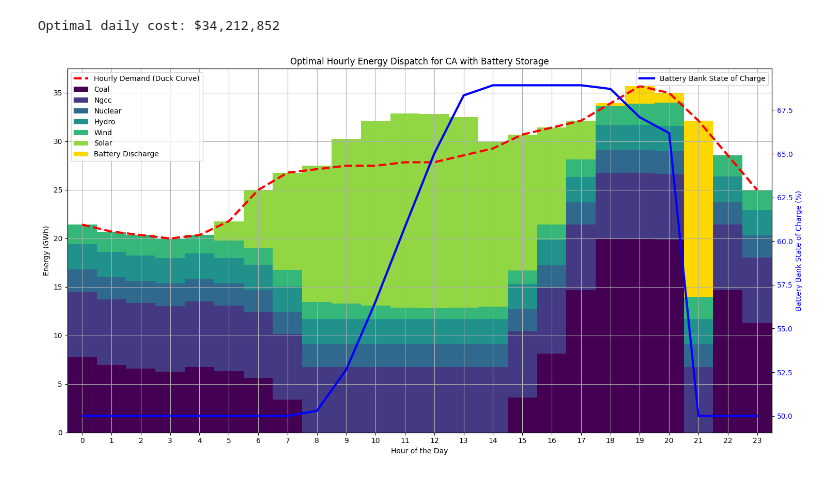
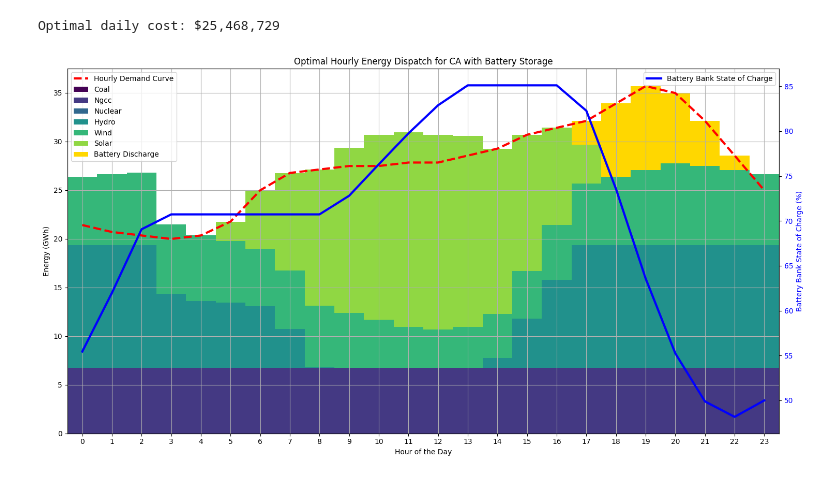
Before and after one commit to shane-ppy/15066_final_project, a Jupyter notebook: TimeVariantModel.ipynb, the cells around one changed output. Drawn from its saved outputs; the diff is of its cells as text; code cells hidden in the pictures.

Commit message:
Fixed model constrs and model updates but need to tune params

```diff
--- a/TimeVariantModel.ipynb
+++ b/TimeVariantModel.ipynb
@@ -25,9 +25,9 @@ STATES = pd.read_excel(FNAME, sheet_name="StateData", index_col=0, header=0)
 INSTALLED_CAPACITY_MW = {
     'coal': 20_000,
     'NGCC': 4_600+2_160, # plus imports are 2_160
-    'nuclear': 2_300,
-    'hydro': 2_600,
-    'wind': 4_000,
+    'nuclear': 12_300,
+    'hydro': 12_600,
+    'wind': 14_000,
     'solar': 20_000,
 }
 INSTALLED_CAPACITY_MW_original = {
@@ -75,7 +75,7 @@ HRLY_CAP_FACTORS.loc['wind']  = [0.5, 0.52, 0.53, 0.51, 0.48, 0.45, 0.42, 0.43,
 
 # 3. Define Battery Bank Parameters
 EVC_MAX = 80/1e3 # convert to MWh
-EVS = 1.4e6 # TODO Summation of all counties in service area from predictive model (15087)
+EVS = 1.08e6 # Summation of all counties in service area from predictive model (15087)
 BATTERY_MAX_ENERGY_MWH = EVC_MAX*EVS
 BATTERY_MAX_POWER_MW = BATTERY_MAX_ENERGY_MWH / 4 # Max charge/discharge rate (C/4 rate)
 BATTERY_CHARGE_EFFICIENCY = 0.95 # 95% efficiency when charging
@@ -90,7 +90,7 @@ daily_demand_mwh = STATES['Demand (MWh)'][state] * futureDemandGrowth / 365
 HRLYDEMAND = demand_curve_normalized * daily_demand_mwh / demand_curve_normalized.sum()
 daily_co2_limit = STATES['CO2 Emissions (million metric tons)'][state]*1e6*futureCo2Improve/365
 # %%
-### --- OPTIMIZATION MODEL --- ###
+### --- OPTIMIZATION MODEL WITH BATTERIES --- ###
 
 # Initialize the model
 # Set up Gurobi environment
@@ -107,13 +107,13 @@ m = gp.Model(env=env, name="Hourly_Energy_Dispatch_with_Battery")
 generation = m.addMVar((NUMFT, T), vtype=GRB.CONTINUOUS, name="generation")
 
 # charge[t]: kWh sent TO the battery in hour t
-charge = m.addMVar(T, vtype=GRB.CONTINUOUS, name="charge")
+charge = m.addMVar(T, vtype=GRB.CONTINUOUS, ub=BATTERY_MAX_POWER_MW, name="charge")
 
 # discharge[t]: kWh sent FROM the battery in hour t
-discharge = m.addMVar(T, vtype=GRB.CONTINUOUS, name="discharge")
+discharge = m.addMVar(T, vtype=GRB.CONTINUOUS, ub=BATTERY_MAX_POWER_MW, name="discharge")
 
 # soc[t]: State of Charge (energy in kWh) of the battery at the END of hour t
-soc = m.addMVar(T, vtype=GRB.CONTINUOUS, name="soc")
+soc = m.addMVar(T, vtype=GRB.CONTINUOUS, lb=0, ub=BATTERY_MAX_ENERGY_MWH, name="soc")
 
 
 ### OBJECTIVE FUNCTION ###
@@ -143,22 +143,13 @@ m.addConstr(gp.quicksum(generation[i, t] * E[i] for i in range(NUMFT) for t in r
 m.addConstr(soc[0] == BATTERY_INITIAL_SOC_MWH + charge[0] * BATTERY_CHARGE_EFFICIENCY - discharge[0], name="SoC_Initial")
 m.addConstrs((soc[t] == soc[t-1] + charge[t] * BATTERY_CHARGE_EFFICIENCY - discharge[t] for t in range(1, T)), name="SoC_Evolution")
 
-# 5. Battery Power Limits
-# The rate of charge/discharge is limited.
-m.addConstrs((charge[t] <= BATTERY_MAX_POWER_MW for t in range(T)), name="MaxChargeRate")
-m.addConstrs((discharge[t] <= BATTERY_MAX_POWER_MW for t in range(T)), name="MaxDischargeRate")
-
-# 6. Battery Energy Limits
-# The stored energy cannot exceed the battery's maximum capacity.
-m.addConstrs((soc[t] <= BATTERY_MAX_ENERGY_MWH for t in range(T)), name="MaxSoC")
-m.addConstrs((soc[t] >= 0 for t in range(T)), name="MinSoC") # Can't have negative energy
-
-# 7. Cyclic Constraint
+# 5. Cyclic Constraint
 # Ensure the battery has at least as much energy at the end of the day as it started with.
 m.addConstr(soc[T-1] >= BATTERY_INITIAL_SOC_MWH, name="CyclicSoC")
 
 ### SOLVE THE MODEL ###
 m.optimize()
+m.write("15066_final_5A_timevariant.lp") # Write model to file
 # %%
 ### VISUALIZE THE RESULTS ###
 
@@ -175,7 +166,7 @@ if m.Status == GRB.OPTIMAL:
     fig, ax1 = plt.subplots(figsize=(15, 8))
 
     # Plot net demand (the duck curve)
-    ax1.plot(hours, HRLYDEMAND/1e3, 'r--', linewidth=3, label='Hourly Demand (Duck Curve)')
+    ax1.plot(hours, HRLYDEMAND/1e3, 'r--', linewidth=3, label='Hourly Demand Curve')
 
     # Stacked bar chart for generation
     bottom = np.zeros(T)
@@ -185,32 +176,32 @@ if m.Status == GRB.OPTIMAL:
         bottom += gen_sol.loc[fuel]
     # Plot battery discharge (adds to supply)
     ax1.bar(hours, discharge_sol, bottom=bottom, label='Battery Discharge', color='gold', width=1.0)
 
     ax1.set_xlabel('Hour of the Day')
     ax1.set_ylabel('Energy (GWh)')
     ax1.set_title(f'Optimal Hourly Energy Dispatch for {state} with Battery Storage')
     ax1.legend(loc='upper left')
     ax1.grid(True)
     ax1.set_xticks(hours)
     ax1.set_xlim(-0.5, 23.5)
 
     # Create a second y-axis for the battery State of Charge
     ax2 = ax1.twinx()
     # Plot battery charge (negative value to show it's a load)
     # ax2.plot(hours, -charge_sol, 'm-.', linewidth=2, label='Battery Charge')
     # Plot State of Charge
     ax2.plot(hours, soc_sol/BATTERY_MAX_ENERGY_MWH*100, 'b-', linewidth=3, label='Battery Bank State of Charge')
     # ax2.plot(hours, HRLY_CAP_FACTORS['solar'], 'b-', linewidth=3, label='')
 
     ax2.set_ylabel('Battery Bank State of Charge (%)', color='b')
     ax2.tick_params(axis='y', labelcolor='b')
     ax2.legend(loc='upper right')
 
     fig.tight_layout()
     plt.show()
 
 else:
     print("Optimization was not successful. Status:", m.Status)
 # %% [output]
-Optimal daily cost: $34,212,852
+Optimal daily cost: $25,468,729
-[figure, old version]
+[figure, new version]
```
Also changed, not shown: parts of 3 cells of this notebook, 1 other file.
